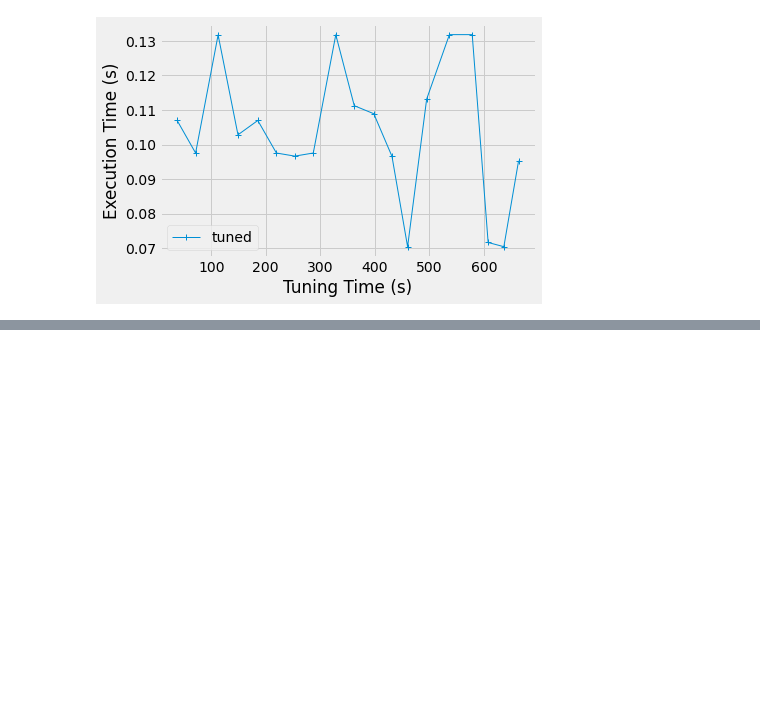
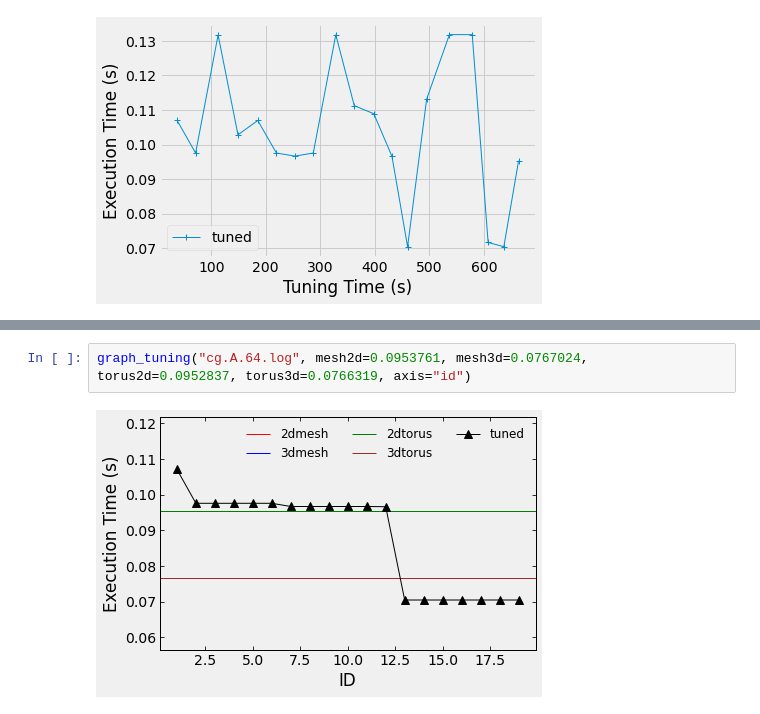
Before and after one commit to smallcat9603/plot, a Jupyter notebook: ipynb/plot_log.ipynb, the cells around one changed output, grey strips where cells are left out. Drawn from its saved outputs; the diff is of its cells as text; blank space fills up the shorter version.

```diff
--- a/ipynb/plot_log.ipynb
+++ b/ipynb/plot_log.ipynb
@@ -67,0 +74,4 @@ graph_tuning("cg.A.64.log", mesh2d=0.0953761, mesh3d=0.0767024, torus2d=0.095283
+# %%
+graph_tuning("cg.A.64.log", mesh2d=0.0953761, mesh3d=0.0767024, torus2d=0.0952837, torus3d=0.0766319, axis="id")
+# %% [output]
+[figure, added]
```
Also changed, not shown: parts of 2 cells of this notebook.
